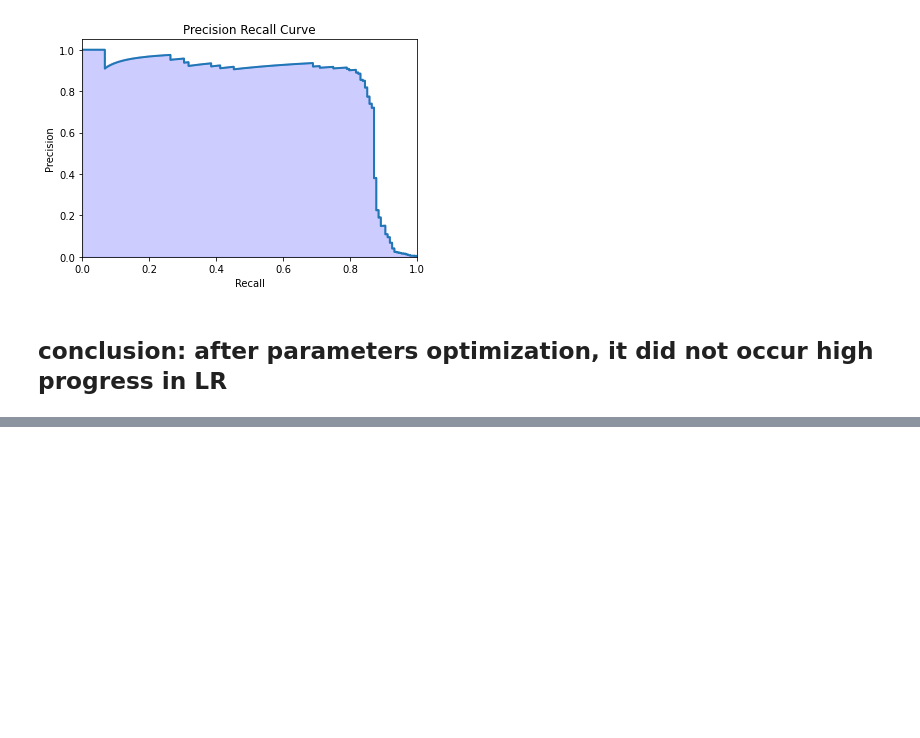
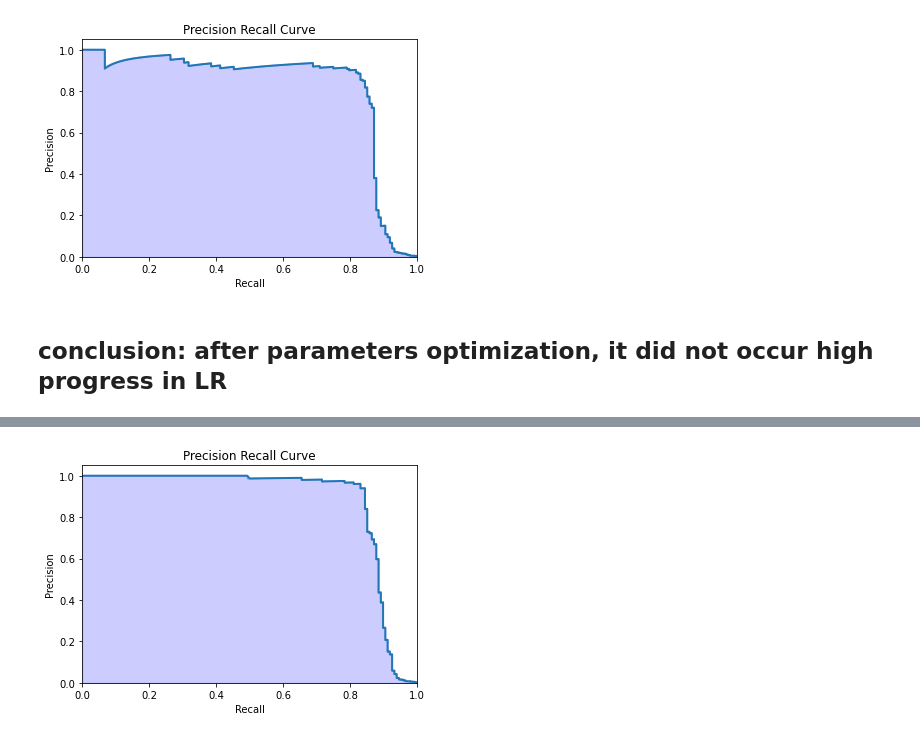
Before and after one commit to DuanLee2520/creditCardFraud, a Jupyter notebook: CCFraud.ipynb, the cells around one changed output, grey strips where cells are left out. Cells and saved outputs as stored; diff of their text form; code cells hidden in the pictures; blank space fills up the shorter version.

```diff
--- a/CCFraud.ipynb
+++ b/CCFraud.ipynb
@@ -368,0 +398,5 @@ Accuracy= 97.479%
+# %%
+precision, recall, thresholds = precision_recall_curve(y_test, y_score)
+plot_precision_recall()
+# %% [output]
+[figure, added]
```
Also changed, not shown: parts of 29 cells of this notebook.
